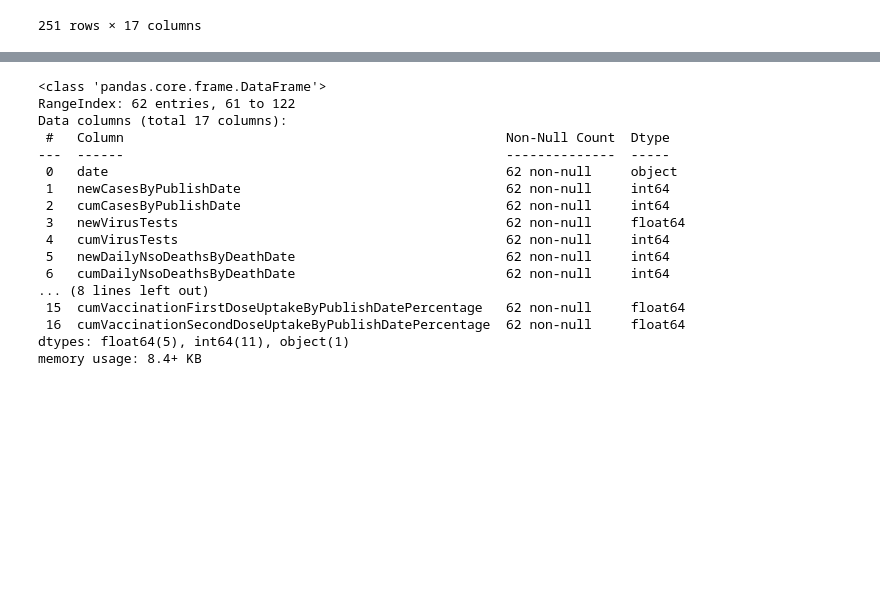
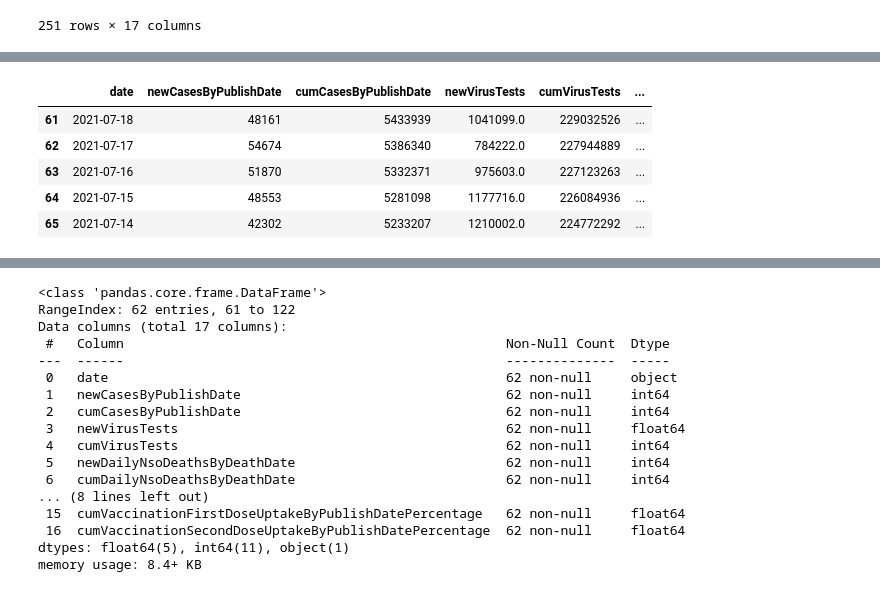
Before and after one commit to KimJinYeon/LikeLion_13th_DataCourse, a Jupyter notebook: 10_team_project/UK_data_visual.ipynb, the cells around one changed output, grey strips where cells are left out. Drawn from its saved outputs; the diff is of its cells as text; code cells hidden in the pictures; blank space fills up the shorter version.

```diff
--- a/10_team_project/UK_data_visual.ipynb
+++ b/10_team_project/UK_data_visual.ipynb
@@ -57,2 +55,11 @@ memory usage: 8.4+ KB
 # %%
 UK_data_bc = UK_data.loc[61:122, :]
+# %%
+UK_data_bc.head()
+# %% [output]
+|  | date | newCasesByPublishDate | cumCasesByPublishDate | newVirusTests | cumVirusTests | ... |
+| 61 | 2021-07-18 | 48161 | 5433939 | 1041099.0 | 229032526 | ... |
+| 62 | 2021-07-17 | 54674 | 5386340 | 784222.0 | 227944889 | ... |
+| 63 | 2021-07-16 | 51870 | 5332371 | 975603.0 | 227123263 | ... |
+| 64 | 2021-07-15 | 48553 | 5281098 | 1177716.0 | 226084936 | ... |
+| 65 | 2021-07-14 | 42302 | 5233207 | 1210002.0 | 224772292 | ... |
```
Also changed, not shown: parts of 3 cells of this notebook, 3 other files.
